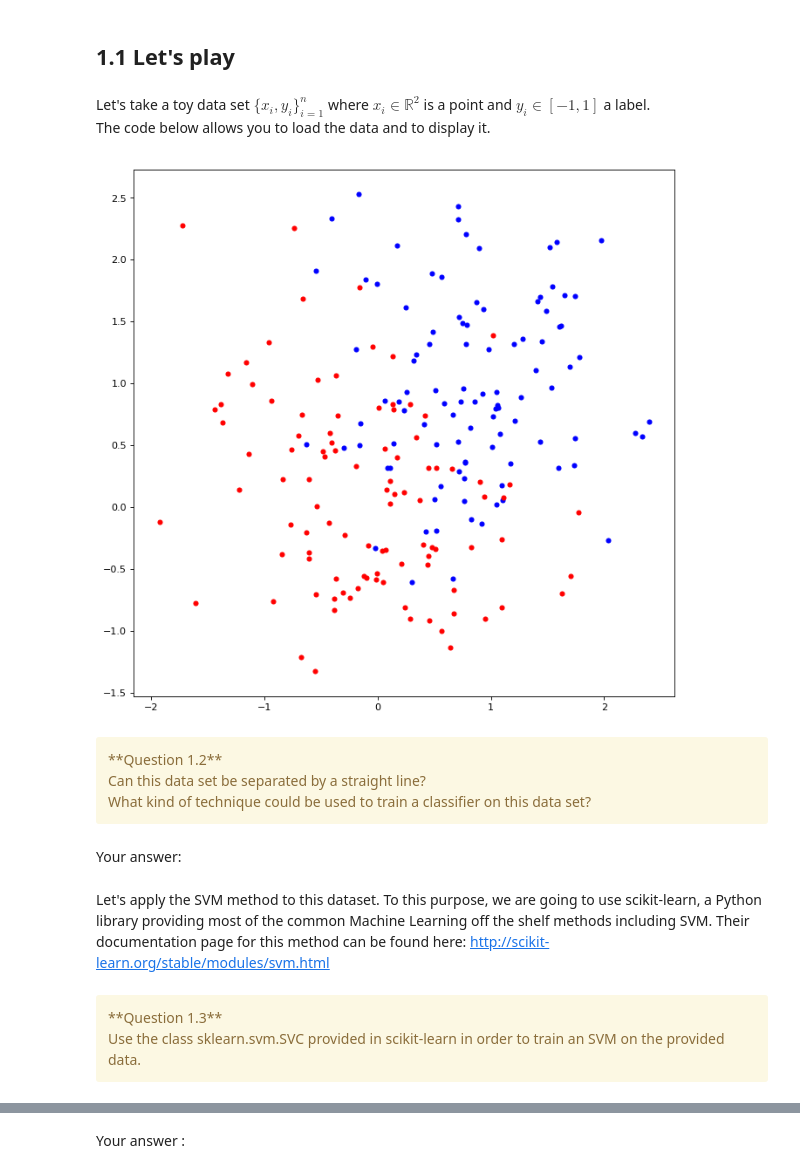
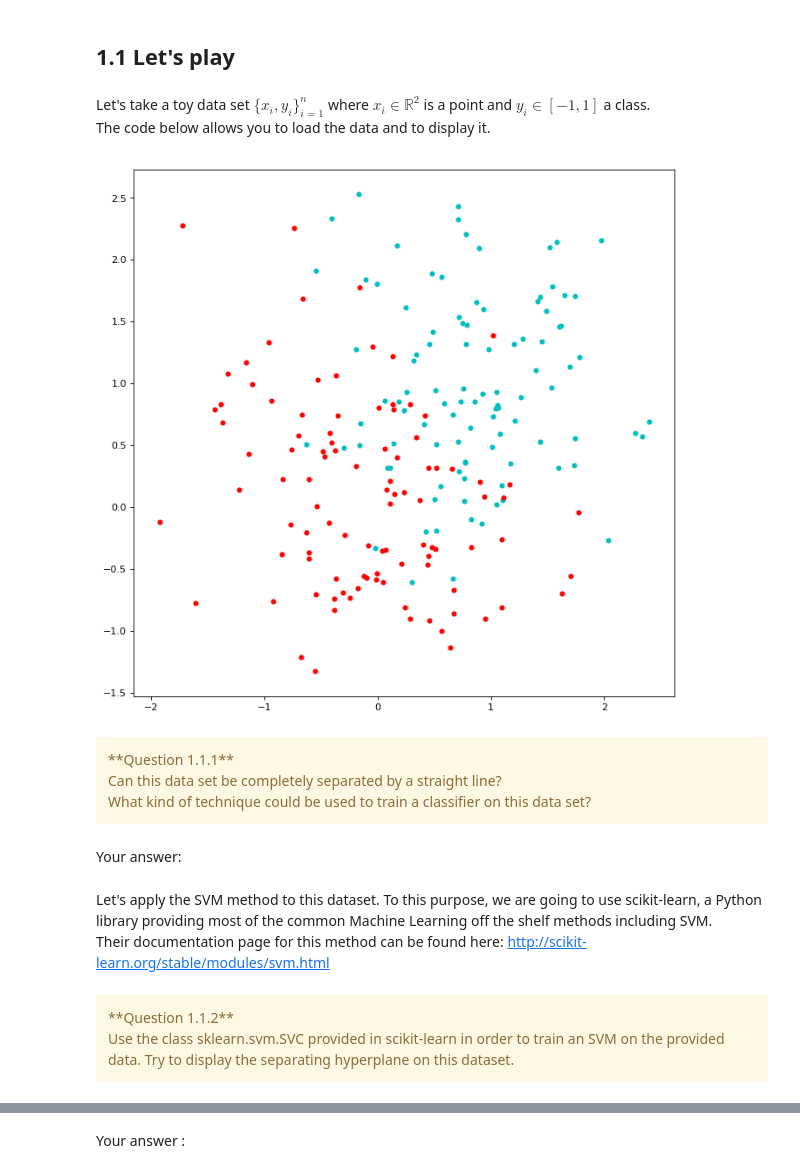
Before and after one commit to erwanlecarpentier/MLclass, a Jupyter notebook: Practice/SVMs/SVM.ipynb, the cells around one changed output, grey strips where cells are left out. Cells and saved outputs as stored; diff of their text form; code cells hidden in the pictures.

```diff
--- a/Practice/SVMs/SVM.ipynb
+++ b/Practice/SVMs/SVM.ipynb
@@ -36,39 +36,41 @@ Your answer :
 # %% [markdown]
 ## <a id="subsec11"></a> 1.1 Let's play
 # %% [markdown]
-Let's take a toy data set $\{ {x_i, y_i} \}_{i=1}^n$ where $x_i \in \mathbb{R}^2$ is a point and $y_i \in [-1, 1]$ a label.<br>
+Let's take a toy data set $\{ {x_i, y_i} \}_{i=1}^n$ where $x_i \in \mathbb{R}^2$ is a point and $y_i \in [-1, 1]$ a class.<br>
 The code below allows you to load the data and to display it.
 # %%
 import numpy as np
 %matplotlib inline
 import matplotlib.pyplot as plt
 
-def plot_data(name):
-    fig_size=(10, 10)
-    res = np.loadtxt(name, delimiter=',')
+def plot_data(csv_file_name):
+    fig_size = (10, 10)
+    res = np.loadtxt(csv_file_name, delimiter=',')
     X = res[:,0:-1]
     y = res[:,-1].astype(int)
     Xblue = X[y==-1]
-    Xred = X[y==1]
-    fig=plt.figure(figsize=fig_size, dpi= 80, facecolor='w', edgecolor='k')
-    plt.scatter(Xblue[:,0],Xblue[:,1],c='b',s=20)
-    plt.scatter(Xred[:,0],Xred[:,1],c='r',s=20)
+    Xred  = X[y==1]
+    fig = plt.figure(figsize=fig_size, dpi=80, facecolor='w', edgecolor='k')
+    plt.scatter(Xblue[:,0], Xblue[:,1], c='c', s=20)
+    plt.scatter(Xred[:, 0], Xred[:, 1], c='r', s=20)
 
-plot_data("data1.csv")
+plot_data("data/data1.csv")
 # %% [output]
-[figure, old version]
+[figure, new version]
 # %% [markdown]
-<div class="alert alert-warning">**Question 1.2**<br>
-Can this data set be separated by a straight line?<br>
+<div class="alert alert-warning">**Question 1.1.1**<br>
+Can this data set be completely separated by a straight line?<br>
 What kind of technique could be used to train a classifier on this data set?
 </div>
 # %% [markdown]
 Your answer:
 # %% [markdown]
-Let's apply the SVM method to this dataset. To this purpose, we are going to use scikit-learn, a Python library providing most of the common Machine Learning off the shelf methods including SVM. Their documentation page for this method can be found here: http://scikit-learn.org/stable/modules/svm.html
+Let's apply the SVM method to this dataset. To this purpose, we are going to use scikit-learn, a Python library providing most of the common Machine Learning off the shelf methods including SVM.
+Their documentation page for this method can be found here: http://scikit-learn.org/stable/modules/svm.html
 # %% [markdown]
-<div class="alert alert-warning">**Question 1.3**<br>
+<div class="alert alert-warning">**Question 1.1.2**<br>
 Use the class sklearn.svm.SVC provided in scikit-learn in order to train an SVM on the provided data.
+Try to display the separating hyperplane on this dataset.
 </div>
 # %%
 ### WRITE YOUR CODE HERE
```
Also changed, not shown: parts of 42 cells of this notebook, 7 other files.
